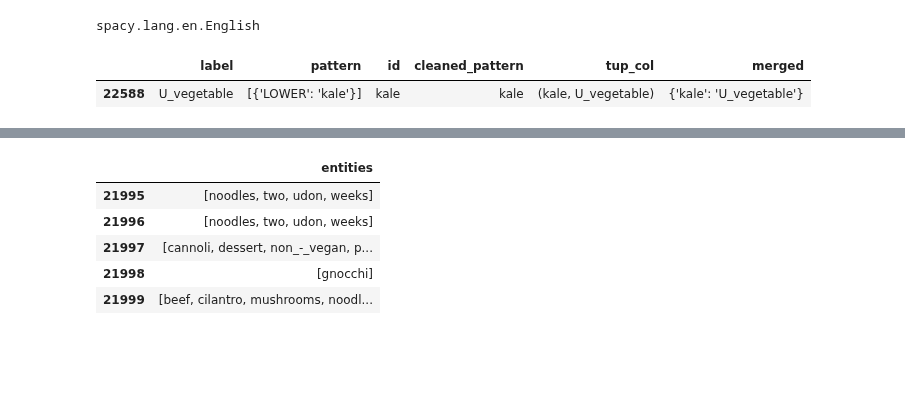
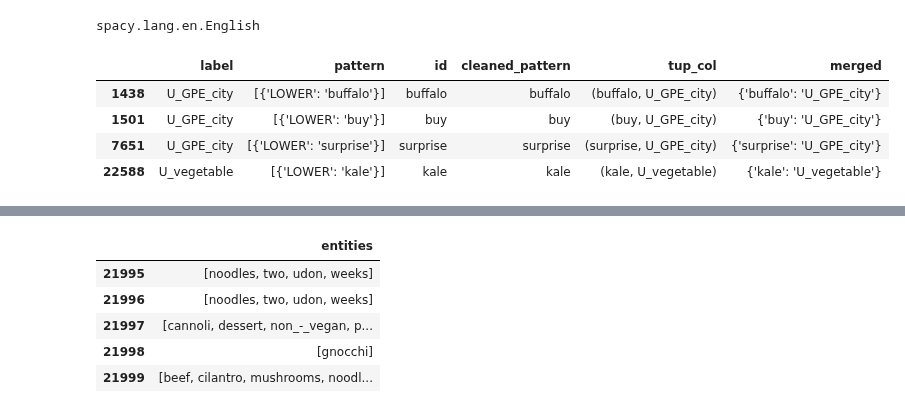
Before and after one commit to ravi-gopalan/DAND_Data_Wrangling, a Jupyter notebook: post_training_processing.ipynb, the cells around one changed output, grey strips where cells are left out. Saved outputs shown, nothing was run; the diff lists cells and outputs as text; code cells hidden in the pictures; blank space fills up the shorter version.

```diff
--- a/post_training_processing.ipynb
+++ b/post_training_processing.ipynb
@@ -402,9 +402,12 @@ nlp.to_disk('trained_model_2020_01_31')
 # %%
 nlp = spacy.load('trained_model_2020_01_31')
 # %%
-df_pattern.query('id in ["of","side","to","the","by","on","time","bar","hard","kale"]')
+df_pattern.query('id in ["of","side","to","the","by","on","time","bar","hard","kale","buy","buffalo","surprise"]')
 # %% [output]
 |  | label | pattern | id | cleaned_pattern | tup_col | merged |
+| 1438 | U_GPE_city | [{'LOWER': 'buffalo'}] | buffalo | buffalo | (buffalo, U_GPE_city) | {'buffalo': 'U_GPE_city'} |
+| 1501 | U_GPE_city | [{'LOWER': 'buy'}] | buy | buy | (buy, U_GPE_city) | {'buy': 'U_GPE_city'} |
+| 7651 | U_GPE_city | [{'LOWER': 'surprise'}] | surprise | surprise | (surprise, U_GPE_city) | {'surprise': 'U_GPE_city'} |
 | 22588 | U_vegetable | [{'LOWER': 'kale'}] | kale | kale | (kale, U_vegetable) | {'kale': 'U_vegetable'} |
 # %%
 ent_list_eval = []
```
